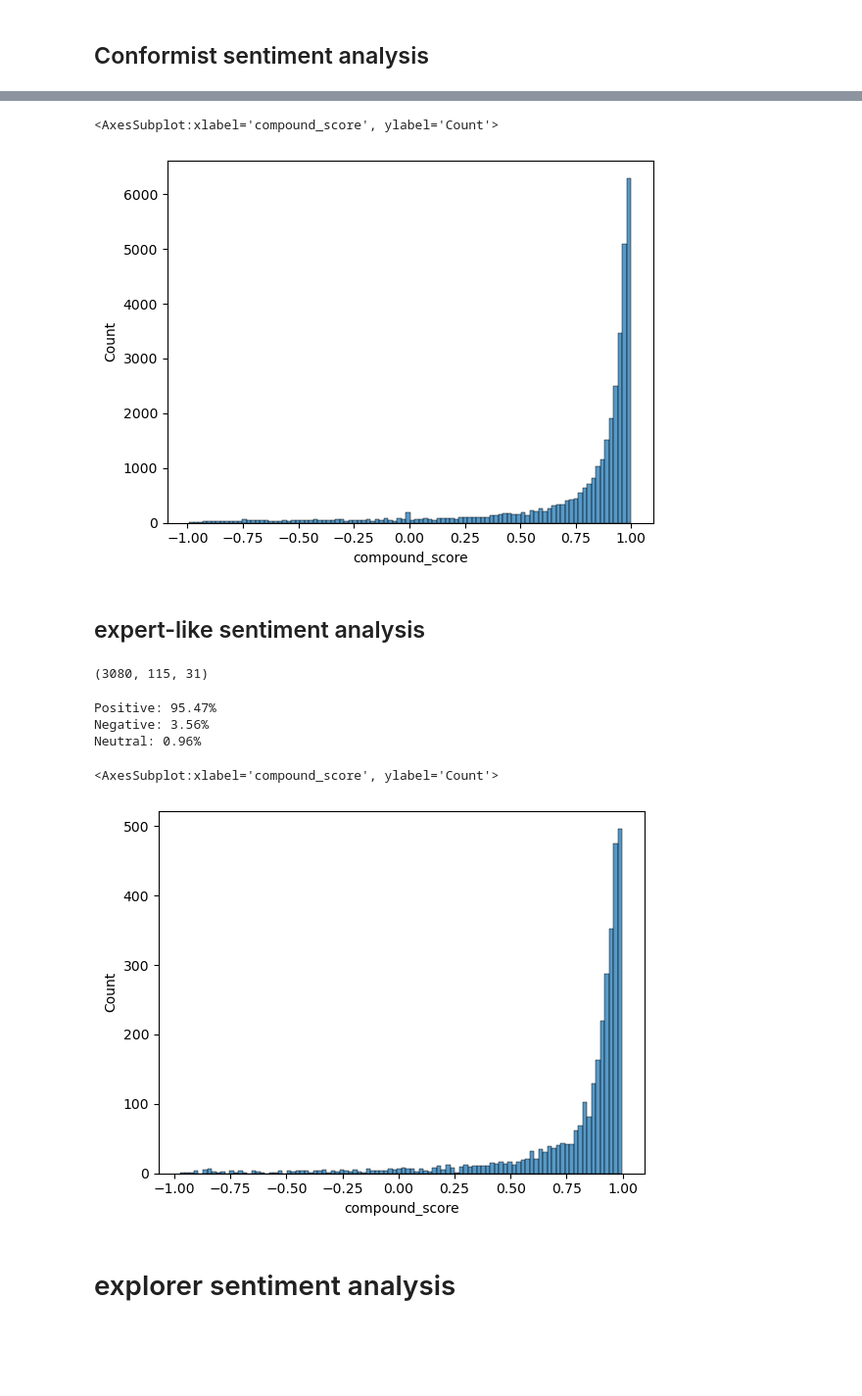
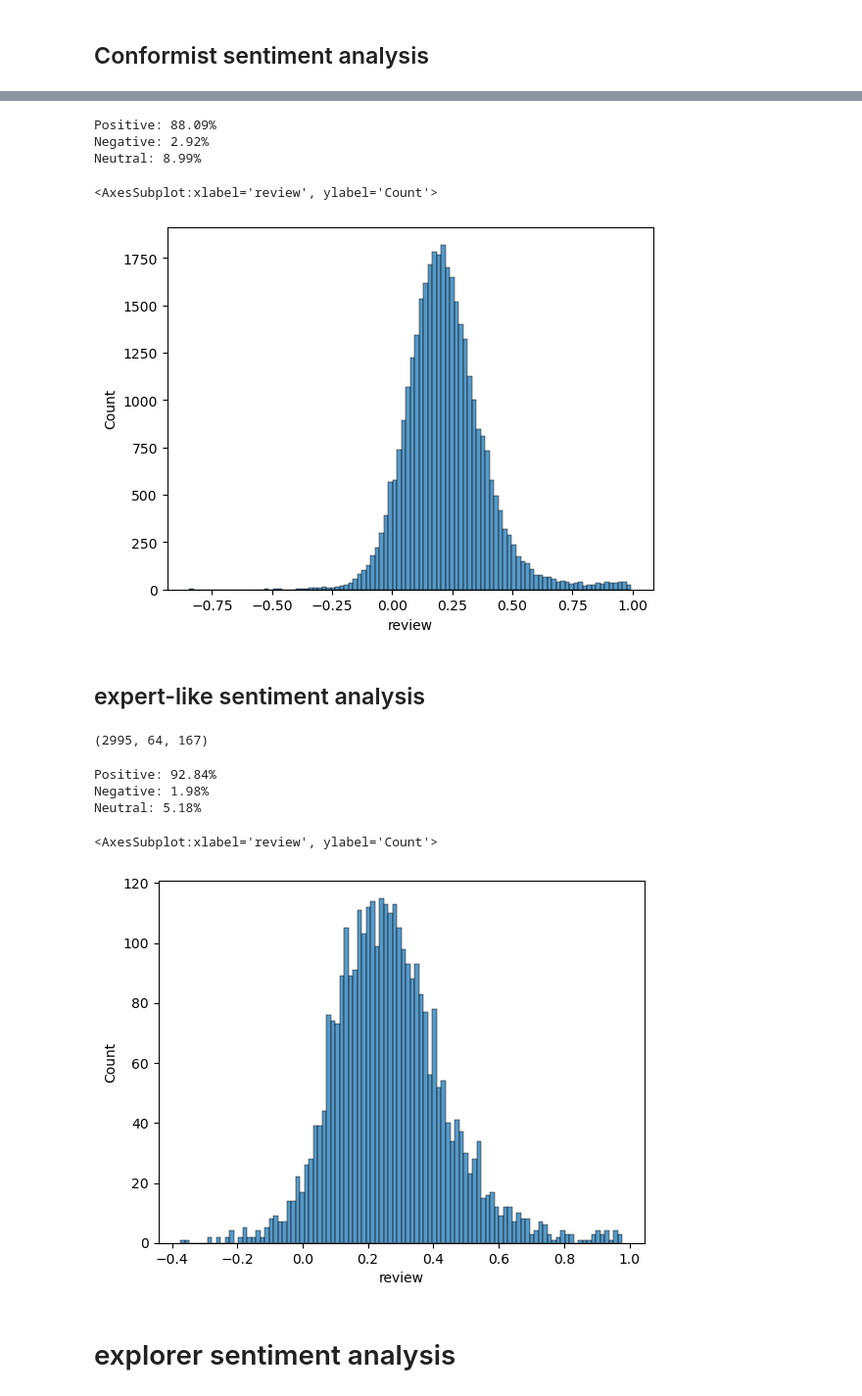
Before and after one commit to epfl-ada/ada-2022-project-analyteam, a Jupyter notebook: categories_sentiment.ipynb, the cells around one changed output, grey strips where cells are left out. Shown at 98% size. Cells and saved outputs as stored; diff of their text form; code cells hidden in the pictures; blank space fills up the shorter version.

Commit message:
sentiment analysis clean version with all categories compared

```diff
--- a/categories_sentiment.ipynb
+++ b/categories_sentiment.ipynb
@@ -99,11 +90,7 @@ ratings_adv_ddf['rating'].mean().compute()
 # %% [output]
 3.454024245033038
 # %%
-from processing import sentiment_pipeline_vader
-import nltk
-from nltk.sentiment.vader import SentimentIntensityAnalyzer
-nltk.download('vader_lexicon')
-analyser = SentimentIntensityAnalyzer()
+from nlp import VaderSentimentAnalyser
 
 def ratings_categories_sentiment(score_ddf, category, frac=0.1, save=False):
     """
@@ -119,13 +106,18 @@ def ratings_categories_sentiment(score_ddf, category, frac=0.1, save=False):
     #ratings_category_ddf = ratings_category_ddf.sample(frac=1, random_state=42)
     ratings_category_ddf = ratings_category_ddf.sample(frac=frac, random_state=42)
 
+    # only take the review column
+    #reviews = ratings_category_ddf["review"].astype(str)
+    reviews = ratings_category_ddf["review"].compute().astype(str)
+
     # compute sentiment scores
-    analyser = SentimentIntensityAnalyzer()
-    ratings_category_ddf['sentiment_scores'] = ratings_category_ddf['review'].apply(lambda review: analyser.polarity_scores(review), meta=('review', 'float'))
-    ratings_category_ddf['compound_score'] = ratings_category_ddf['sentiment_scores'].apply(lambda score_dict: score_dict['compound'], meta=('sentiment_scores', 'float'))
+    vader_analyser = VaderSentimentAnalyser()
+    #sents = reviews.map_partitions(lambda text: vader_analyser.compute(text))
+    sents = reviews.map(lambda text: vader_analyser.compute(text))
 
+    """
     if save:
-        ratings_category_ddf.to_parquet(
-            ing.build_path(folderind="ba", filename=f"sentiment_analysis/{category}_sentiment", ext=".parquet", basepath=ing.REFINED_PATH))
-
-    return ratings_category_ddf
+        sents.to_parquet(
+            ing.build_path(folderind="ba", filename=f"sentiment_analysis/processed_{category}_sentiment", ext=".pkl", basepath=ing.REFINED_PATH))
+    """
+    return sents
@@ -140,0 +128,2 @@ adv_sentiments_sample = ratings_categories_sentiment(scores_ddf[scores_ddf["is_a
+# %%
+exp_sents = ratings_categories_sentiment(scores_ddf[scores_ddf["is_exp"] == True], "expert_like", frac=1, save=True)
@@ -286,35 +244,44 @@ nb_pos, nb_neg, nb_neu
+# %%
+# proportion of positive, negative and neutral reviews in percentage
+n_ratings = cfm_sents.shape[0]
+print(f"Positive: {nb_pos/n_ratings*100:.2f}%")
+print(f"Negative: {nb_neg/n_ratings*100:.2f}%")
+print(f"Neutral: {nb_neu/n_ratings*100:.2f}%")
+# %% [output]
+Positive: 88.09%
+Negative: 2.92%
+Neutral: 8.99%
 # %%
 # plot histogram of sentiment scores
-sns.histplot(compound_score, bins=100)
+sns.histplot(cfm_sents, bins=100)
 # %% [output]
-<AxesSubplot:xlabel='compound_score', ylabel='Count'>
+<AxesSubplot:xlabel='review', ylabel='Count'>
-[figure, old version]
+[figure, new version]
 # %% [markdown]
 ## expert-like sentiment analysis
 # %%
-compound_score = exp_sentiments_sample['compound_score'].compute()
-nb_pos = compound_score[compound_score > 0.05].shape[0]
-nb_neg = compound_score[compound_score < -0.05].shape[0]
-nb_neu = compound_score[compound_score.between(-0.05, 0.05)].shape[0]
+nb_pos = exp_sents[exp_sents > 0.05].shape[0]
+nb_neg = exp_sents[exp_sents < -0.05].shape[0]
+nb_neu = exp_sents[exp_sents.between(-0.05, 0.05)].shape[0]
 nb_pos, nb_neg, nb_neu
 # %% [output]
-(3080, 115, 31)
+(2995, 64, 167)
 # %%
 # proportion of positive, negative and neutral reviews in percentage
-n_ratings = compound_score.shape[0]
+n_ratings = exp_sents.shape[0]
 print(f"Positive: {nb_pos/n_ratings*100:.2f}%")
 print(f"Negative: {nb_neg/n_ratings*100:.2f}%")
 print(f"Neutral: {nb_neu/n_ratings*100:.2f}%")
 # %% [output]
-Positive: 95.47%
-Negative: 3.56%
-Neutral: 0.96%
+Positive: 92.84%
+Negative: 1.98%
+Neutral: 5.18%
 # %%
 # plot histogram of sentiment scores
-sns.histplot(compound_score, bins=100)
+sns.histplot(exp_sents, bins=100)
 # %% [output]
-<AxesSubplot:xlabel='compound_score', ylabel='Count'>
+<AxesSubplot:xlabel='review', ylabel='Count'>
-[figure, old version]
+[figure, new version]
 # %% [markdown]
 # explorer sentiment analysis
 # %%
```
Also changed, not shown: parts of 65 cells of this notebook.
